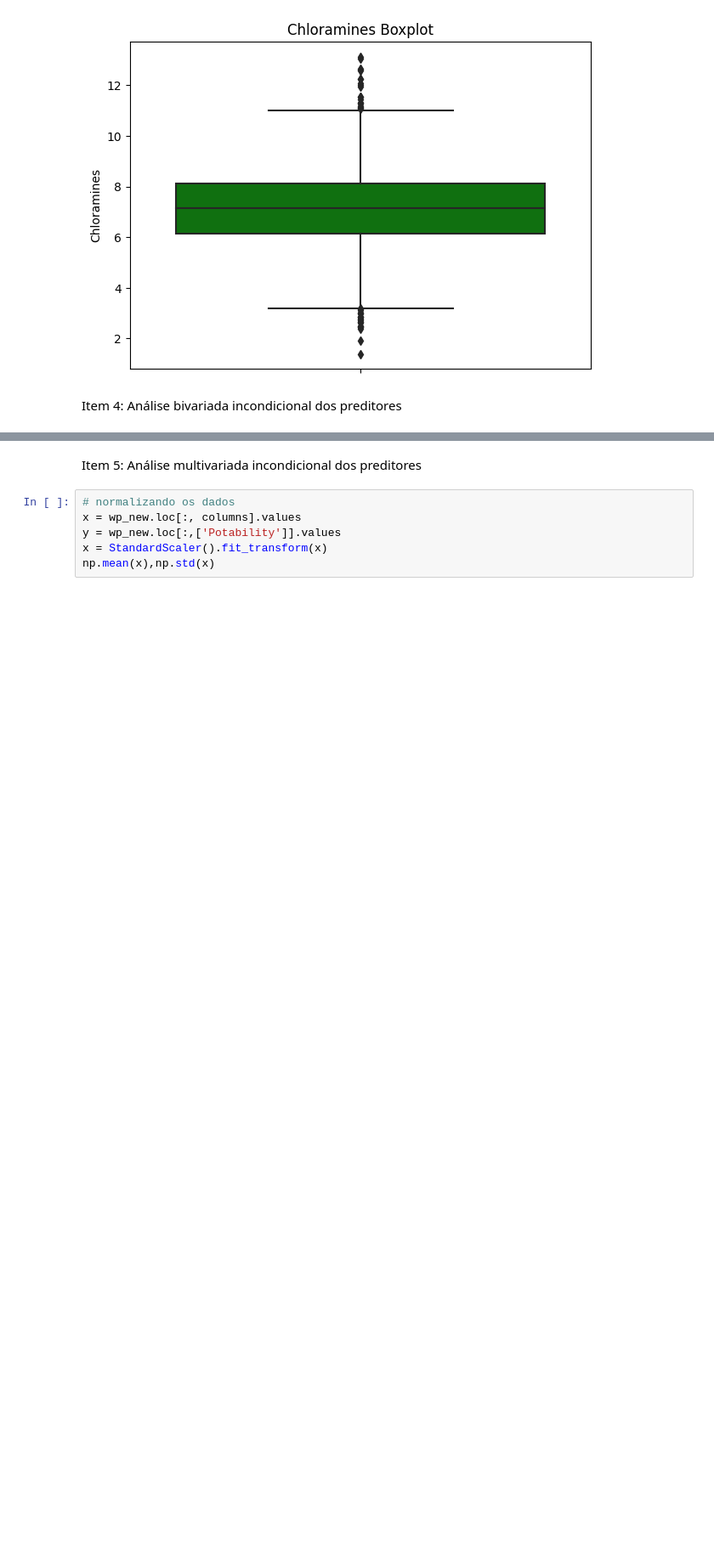
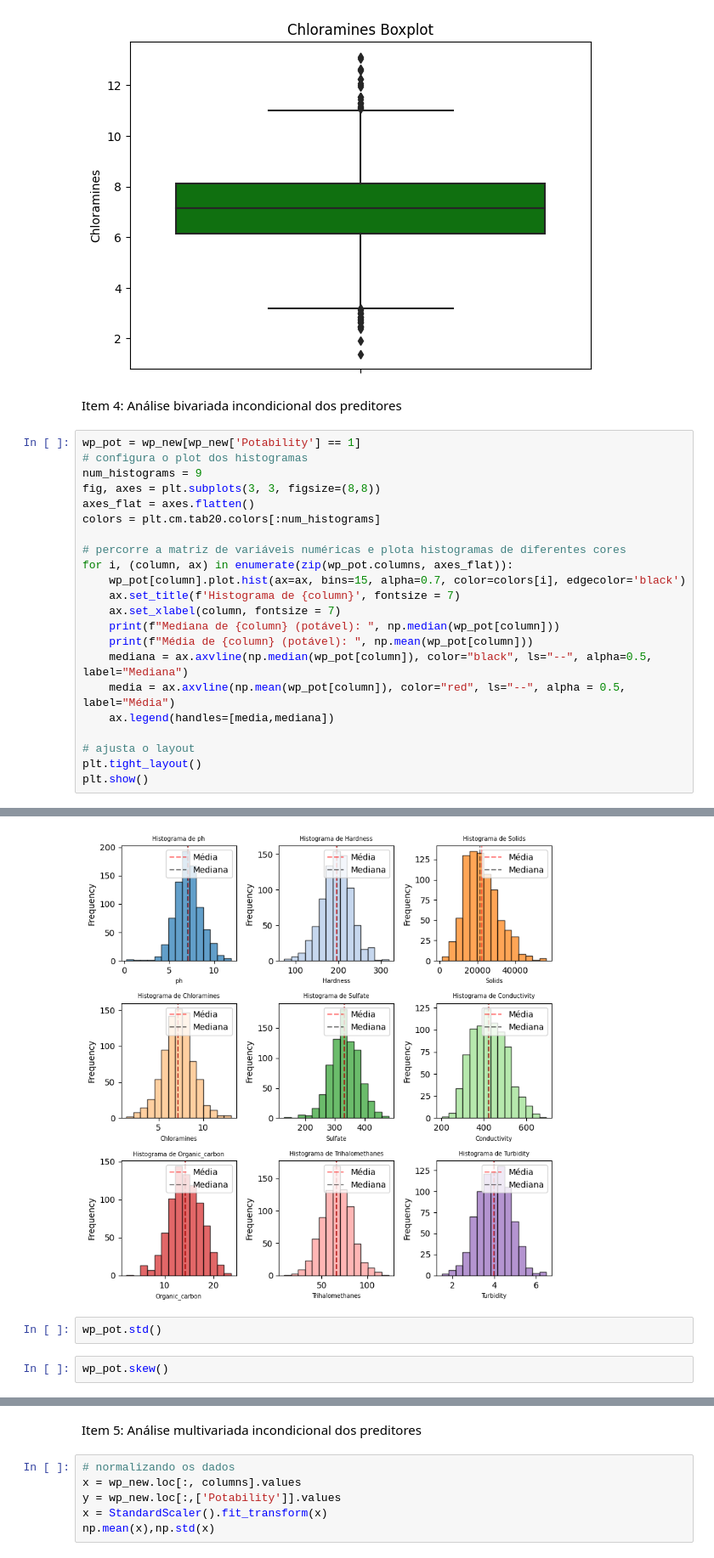
Before and after one commit to clarasalless/HW1-ICA, a Jupyter notebook: HW1.ipynb, the cells around one changed output, grey strips where cells are left out. Shown at 85% size. Cells and saved outputs as stored; diff of their text form; blank space fills up the shorter version.

```diff
--- a/HW1.ipynb
+++ b/HW1.ipynb
@@ -168,3 +168,26 @@ for i in  range(len(columns_plot)):
 [figure]
 # %% [markdown]
 Item 4: Análise bivariada incondicional dos preditores
+# %%
+wp_pot = wp_new[wp_new['Potability'] == 1]
+# configura o plot dos histogramas
+num_histograms = 9
+fig, axes = plt.subplots(3, 3, figsize=(8,8))
+axes_flat = axes.flatten()
+colors = plt.cm.tab20.colors[:num_histograms]
+
+# percorre a matriz de variáveis numéricas e plota histogramas de diferentes cores
+for i, (column, ax) in enumerate(zip(wp_pot.columns, axes_flat)):
+    wp_pot[column].plot.hist(ax=ax, bins=15, alpha=0.7, color=colors[i], edgecolor='black')
+    ax.set_title(f'Histograma de {column}', fontsize = 7)
+    ax.set_xlabel(column, fontsize = 7)
+    print(f"Mediana de {column} (potável): ", np.median(wp_pot[column]))
+    print(f"Média de {column} (potável): ", np.mean(wp_pot[column]))
+    mediana = ax.axvline(np.median(wp_pot[column]), color="black", ls="--", alpha=0.5, label="Mediana")
+    media = ax.axvline(np.mean(wp_pot[column]), color="red", ls="--", alpha = 0.5, label="Média")
+    ax.legend(handles=[media,mediana])
+
+# ajusta o layout
+plt.tight_layout()
+plt.show()
+# %% [output]
@@ -170,0 +212,5 @@ Item 4: Análise bivariada incondicional dos preditores
+[figure, added]
+# %%
+wp_pot.std()
+# %%
+wp_pot.skew()
```
Also changed, not shown: parts of 6 cells of this notebook, 2 other files.
